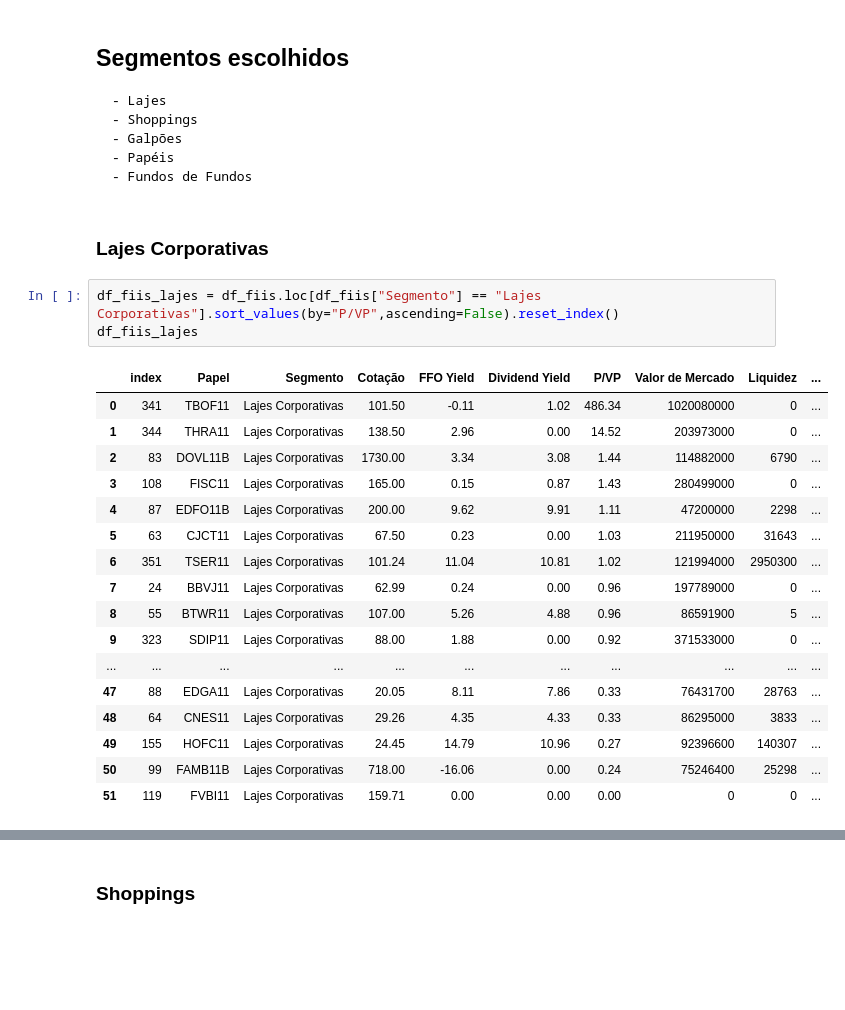
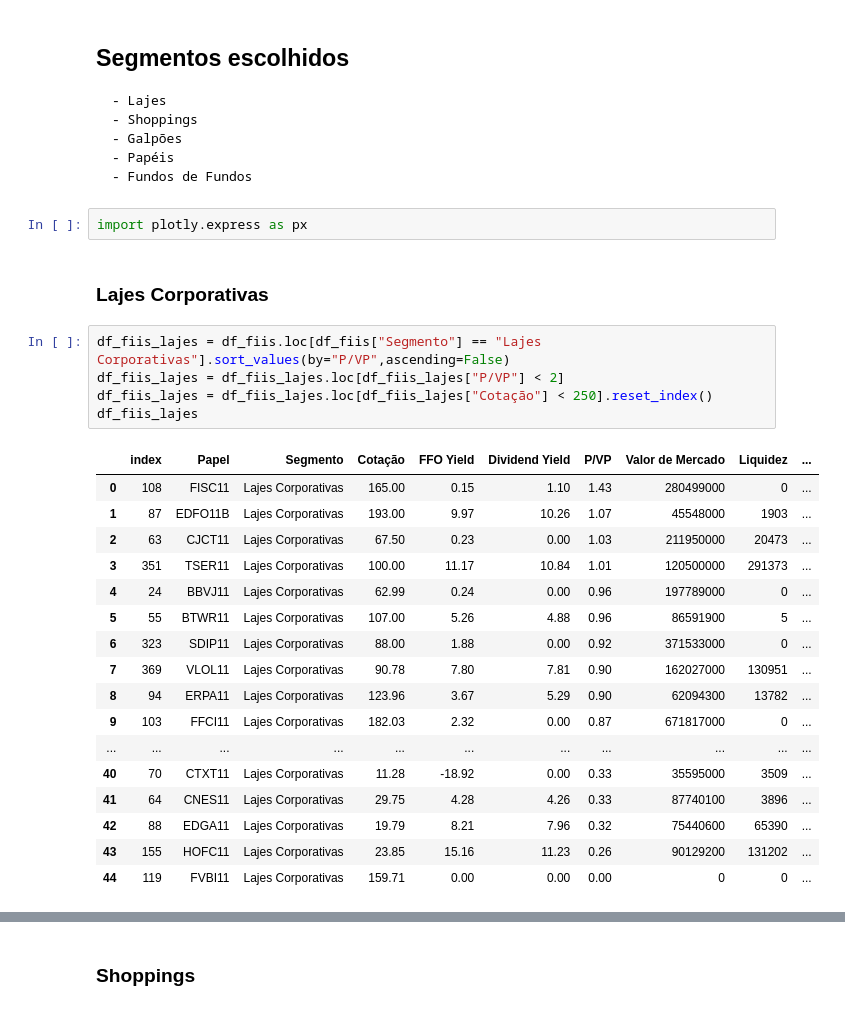
Before and after one commit to Arilson-X/Projeto-Fundos-Imobiliarios, a Jupyter notebook: Analise de Dados Fiis.ipynb, the cells around one changed output, grey strips where cells are left out. Cells and saved outputs as stored; diff of their text form; blank space fills up the shorter version.

Commit message:
Atualizado regras dos fiis tipo lajes

```diff
--- a/Analise de Dados Fiis.ipynb
+++ b/Analise de Dados Fiis.ipynb
@@ -172,26 +172,30 @@ memory usage: 43.4+ KB
     - Galpões
     - Papéis
     - Fundos de Fundos
+# %%
+import plotly.express as px
 # %% [markdown]
 ### Lajes Corporativas
 # %%
-df_fiis_lajes = df_fiis.loc[df_fiis["Segmento"] == "Lajes Corporativas"].sort_values(by="P/VP",ascending=False).reset_index()
+df_fiis_lajes = df_fiis.loc[df_fiis["Segmento"] == "Lajes Corporativas"].sort_values(by="P/VP",ascending=False)
+df_fiis_lajes = df_fiis_lajes.loc[df_fiis_lajes["P/VP"] < 2]
+df_fiis_lajes = df_fiis_lajes.loc[df_fiis_lajes["Cotação"] < 250].reset_index()
 df_fiis_lajes
 # %% [output]
 |  | index | Papel | Segmento | Cotação | FFO Yield | Dividend Yield | P/VP | Valor de Mercado | Liquidez | ... |
-| 0 | 341 | TBOF11 | Lajes Corporativas | 101.50 | -0.11 | 1.02 | 486.34 | 1020080000 | 0 | ... |
-| 1 | 344 | THRA11 | Lajes Corporativas | 138.50 | 2.96 | 0.00 | 14.52 | 203973000 | 0 | ... |
-| 2 | 83 | DOVL11B | Lajes Corporativas | 1730.00 | 3.34 | 3.08 | 1.44 | 114882000 | 6790 | ... |
-| 3 | 108 | FISC11 | Lajes Corporativas | 165.00 | 0.15 | 0.87 | 1.43 | 280499000 | 0 | ... |
-| 4 | 87 | EDFO11B | Lajes Corporativas | 200.00 | 9.62 | 9.91 | 1.11 | 47200000 | 2298 | ... |
-| 5 | 63 | CJCT11 | Lajes Corporativas | 67.50 | 0.23 | 0.00 | 1.03 | 211950000 | 31643 | ... |
-| 6 | 351 | TSER11 | Lajes Corporativas | 101.24 | 11.04 | 10.81 | 1.02 | 121994000 | 2950300 | ... |
-| 7 | 24 | BBVJ11 | Lajes Corporativas | 62.99 | 0.24 | 0.00 | 0.96 | 197789000 | 0 | ... |
-| 8 | 55 | BTWR11 | Lajes Corporativas | 107.00 | 5.26 | 4.88 | 0.96 | 86591900 | 5 | ... |
-| 9 | 323 | SDIP11 | Lajes Corporativas | 88.00 | 1.88 | 0.00 | 0.92 | 371533000 | 0 | ... |
+| 0 | 108 | FISC11 | Lajes Corporativas | 165.00 | 0.15 | 1.10 | 1.43 | 280499000 | 0 | ... |
+| 1 | 87 | EDFO11B | Lajes Corporativas | 193.00 | 9.97 | 10.26 | 1.07 | 45548000 | 1903 | ... |
+| 2 | 63 | CJCT11 | Lajes Corporativas | 67.50 | 0.23 | 0.00 | 1.03 | 211950000 | 20473 | ... |
+| 3 | 351 | TSER11 | Lajes Corporativas | 100.00 | 11.17 | 10.84 | 1.01 | 120500000 | 291373 | ... |
+| 4 | 24 | BBVJ11 | Lajes Corporativas | 62.99 | 0.24 | 0.00 | 0.96 | 197789000 | 0 | ... |
+| 5 | 55 | BTWR11 | Lajes Corporativas | 107.00 | 5.26 | 4.88 | 0.96 | 86591900 | 5 | ... |
+| 6 | 323 | SDIP11 | Lajes Corporativas | 88.00 | 1.88 | 0.00 | 0.92 | 371533000 | 0 | ... |
+| 7 | 369 | VLOL11 | Lajes Corporativas | 90.78 | 7.80 | 7.81 | 0.90 | 162027000 | 130951 | ... |
+| 8 | 94 | ERPA11 | Lajes Corporativas | 123.96 | 3.67 | 5.29 | 0.90 | 62094300 | 13782 | ... |
+| 9 | 103 | FFCI11 | Lajes Corporativas | 182.03 | 2.32 | 0.00 | 0.87 | 671817000 | 0 | ... |
 | ... | ... | ... | ... | ... | ... | ... | ... | ... | ... | ... |
-| 47 | 88 | EDGA11 | Lajes Corporativas | 20.05 | 8.11 | 7.86 | 0.33 | 76431700 | 28763 | ... |
-| 48 | 64 | CNES11 | Lajes Corporativas | 29.26 | 4.35 | 4.33 | 0.33 | 86295000 | 3833 | ... |
-| 49 | 155 | HOFC11 | Lajes Corporativas | 24.45 | 14.79 | 10.96 | 0.27 | 92396600 | 140307 | ... |
-| 50 | 99 | FAMB11B | Lajes Corporativas | 718.00 | -16.06 | 0.00 | 0.24 | 75246400 | 25298 | ... |
-| 51 | 119 | FVBI11 | Lajes Corporativas | 159.71 | 0.00 | 0.00 | 0.00 | 0 | 0 | ... |
+| 40 | 70 | CTXT11 | Lajes Corporativas | 11.28 | -18.92 | 0.00 | 0.33 | 35595000 | 3509 | ... |
+| 41 | 64 | CNES11 | Lajes Corporativas | 29.75 | 4.28 | 4.26 | 0.33 | 87740100 | 3896 | ... |
+| 42 | 88 | EDGA11 | Lajes Corporativas | 19.79 | 8.21 | 7.96 | 0.32 | 75440600 | 65390 | ... |
+| 43 | 155 | HOFC11 | Lajes Corporativas | 23.85 | 15.16 | 11.23 | 0.26 | 90129200 | 131202 | ... |
+| 44 | 119 | FVBI11 | Lajes Corporativas | 159.71 | 0.00 | 0.00 | 0.00 | 0 | 0 | ... |
```
Also changed, not shown: parts of 9 cells of this notebook.
